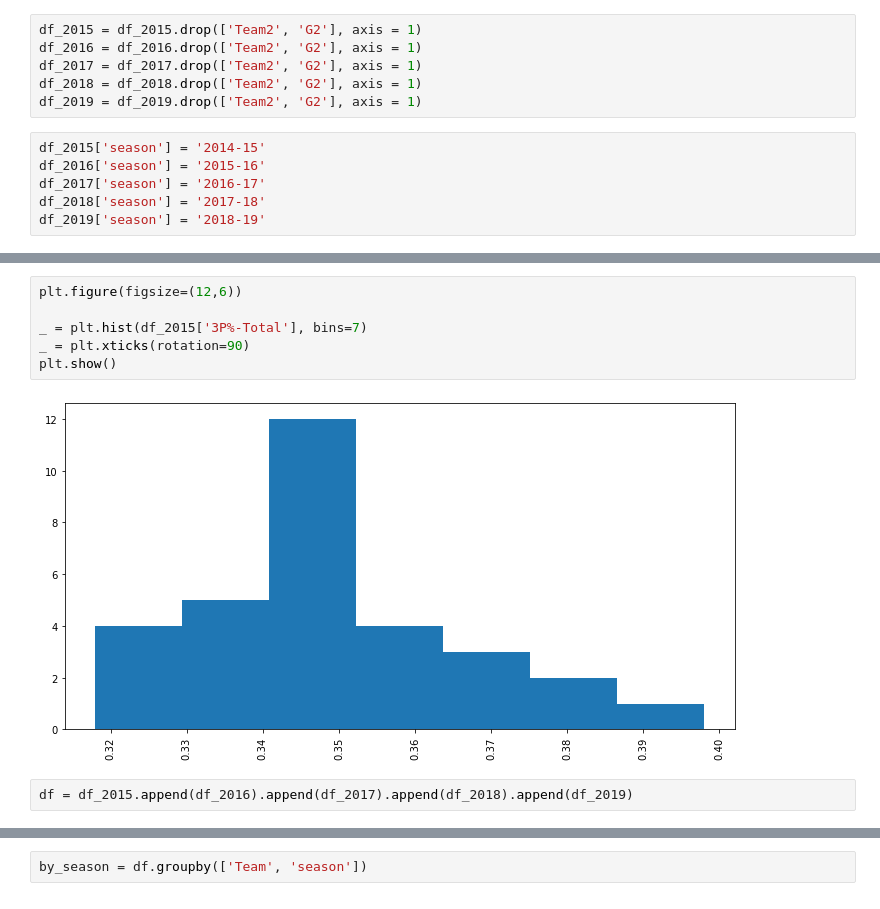
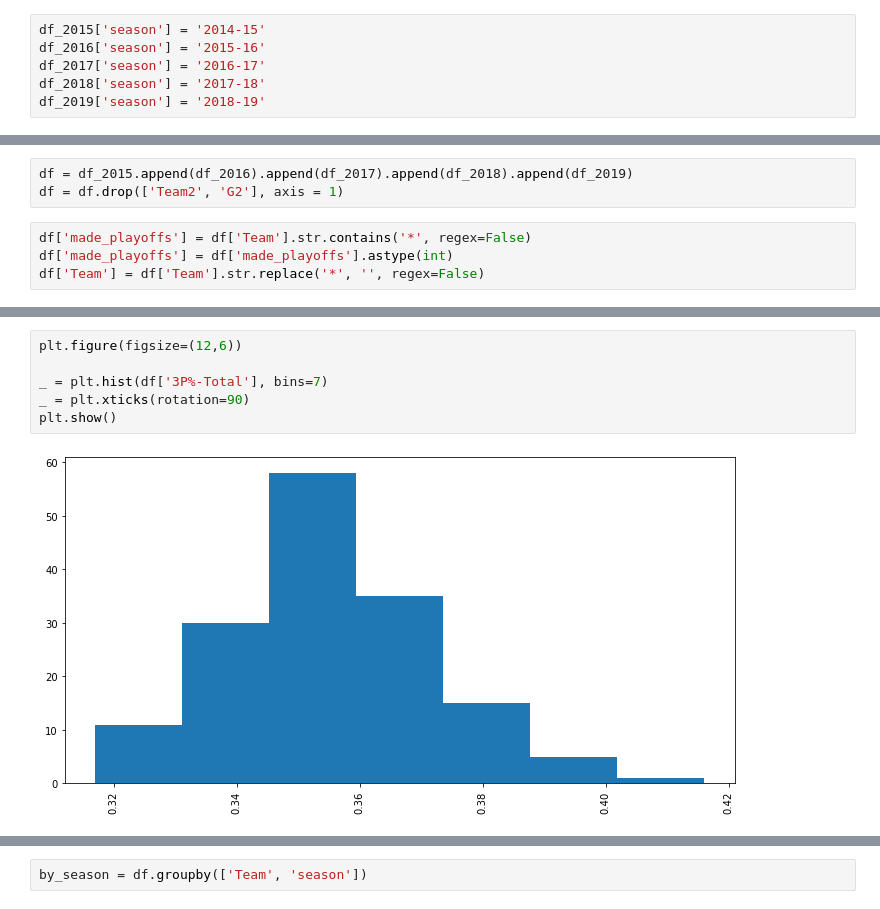
Before and after one commit to sathwikkes/NBA-Teams-Analysis, a Jupyter notebook: Data-Wrangling-&-Exploratory-Analysis.ipynb, the cells around one changed output, grey strips where cells are left out. Saved outputs shown, nothing was run; the diff lists cells and outputs as text.

Commit message:
beginning plotly visualization, still data munging

```diff
--- a/Data-Wrangling-&-Exploratory-Analysis.ipynb
+++ b/Data-Wrangling-&-Exploratory-Analysis.ipynb
@@ -8,12 +26,6 @@ df_2016 = pd.read_csv('data/totals_2016.csv') #2015-2016
 df_2017 = pd.read_csv('data/totals_2017.csv') #2016-2017
 df_2018 = pd.read_csv('data/totals_2018.csv') #2017-2018
 df_2019 = pd.read_csv('data/totals_2019.csv') #2018-2019
-# %%
-df_2015 = df_2015.drop(['Team2', 'G2'], axis = 1)
-df_2016 = df_2016.drop(['Team2', 'G2'], axis = 1)
-df_2017 = df_2017.drop(['Team2', 'G2'], axis = 1)
-df_2018 = df_2018.drop(['Team2', 'G2'], axis = 1)
-df_2019 = df_2019.drop(['Team2', 'G2'], axis = 1)
 # %%
 df_2015['season'] = '2014-15'
 df_2016['season'] = '2015-16'
@@ -32,0 +35,7 @@ df_2015.head()
+# %%
+df = df_2015.append(df_2016).append(df_2017).append(df_2018).append(df_2019)
+df = df.drop(['Team2', 'G2'], axis = 1)
+# %%
+df['made_playoffs'] = df['Team'].str.contains('*', regex=False)
+df['made_playoffs'] = df['made_playoffs'].astype(int)
+df['Team'] = df['Team'].str.replace('*', '', regex=False)
@@ -57,10 +94,8 @@ memory usage: 11.5+ KB
 # %%
 plt.figure(figsize=(12,6))
 
-_ = plt.hist(df_2015['3P%-Total'], bins=7)
+_ = plt.hist(df['3P%-Total'], bins=7)
 _ = plt.xticks(rotation=90)
 plt.show()
 # %% [output]
-[figure, old version]
+[figure, new version]
-# %%
-df = df_2015.append(df_2016).append(df_2017).append(df_2018).append(df_2019)
```
Also changed, not shown: parts of 32 cells of this notebook.
